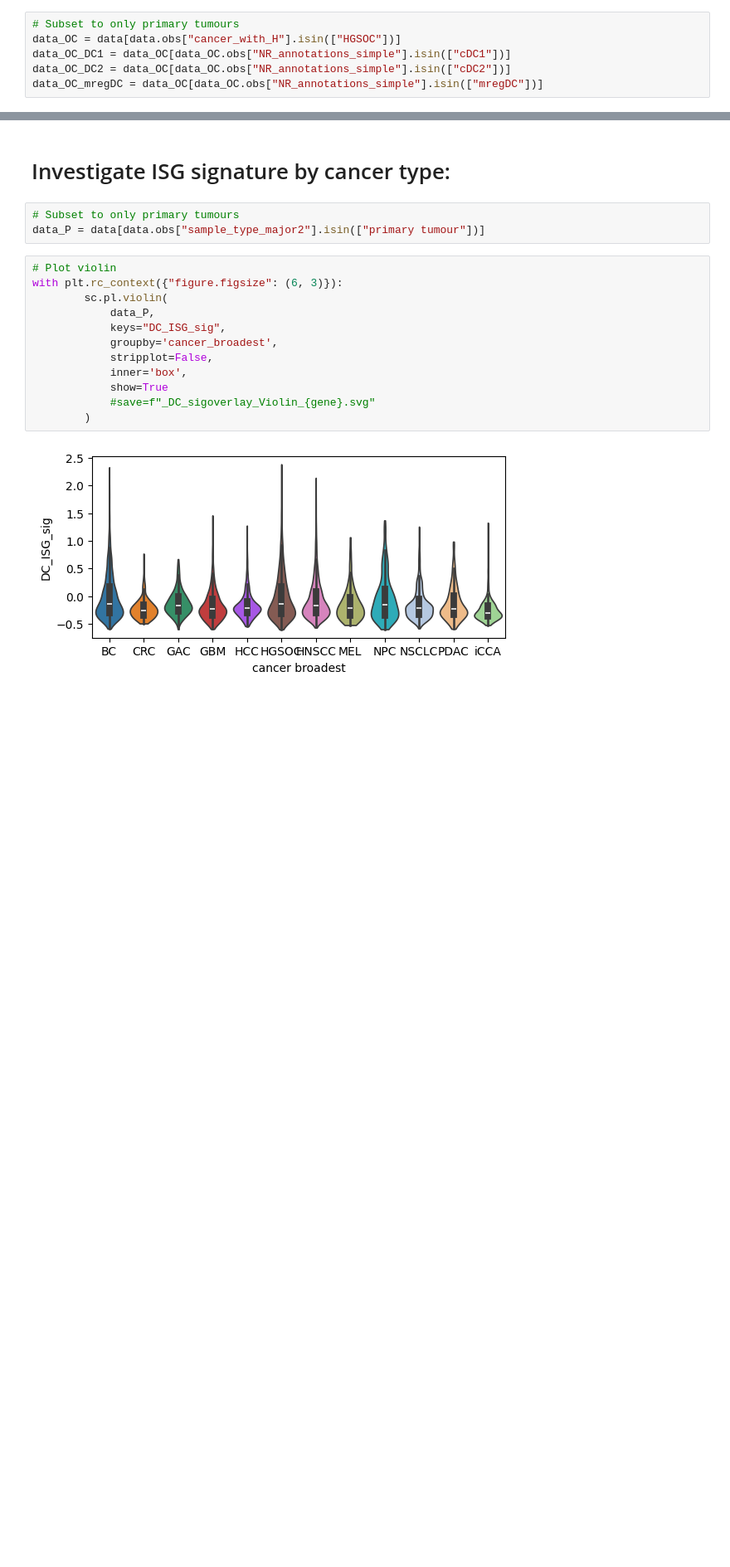
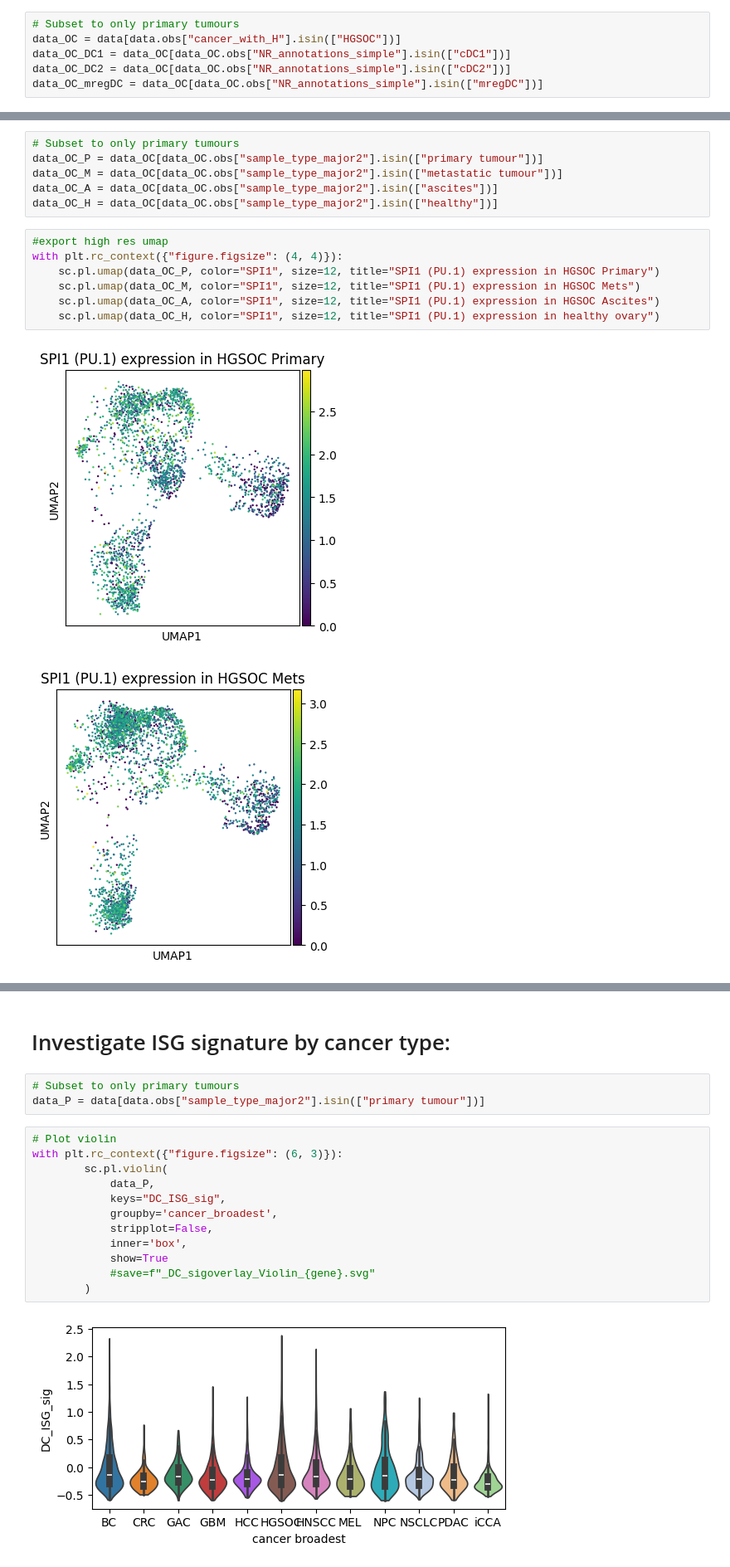
Before and after one commit to tuonglab/Nikita-project, a Jupyter notebook: notebooks/06_Atlas_generation_visualise/2025-09-04_DC_only_bbknn_CCL22.ipynb, the cells around one changed output, grey strips where cells are left out. Shown at 83% size. Drawn from its saved outputs; the diff is of its cells as text; blank space fills up the shorter version.

```diff
--- a/notebooks/06_Atlas_generation_visualise/2025-09-04_DC_only_bbknn_CCL22.ipynb
+++ b/notebooks/06_Atlas_generation_visualise/2025-09-04_DC_only_bbknn_CCL22.ipynb
@@ -104,0 +114,16 @@ sc.pl.dotplot(data_OC_mregDC, ["CCL22","IL4R","IL1R1"], groupby="sample_type_maj
+# %%
+# Subset to only primary tumours
+data_OC_P = data_OC[data_OC.obs["sample_type_major2"].isin(["primary tumour"])]
+data_OC_M = data_OC[data_OC.obs["sample_type_major2"].isin(["metastatic tumour"])]
+data_OC_A = data_OC[data_OC.obs["sample_type_major2"].isin(["ascites"])]
+data_OC_H = data_OC[data_OC.obs["sample_type_major2"].isin(["healthy"])]
+# %%
+#export high res umap
+with plt.rc_context({"figure.figsize": (4, 4)}):
+    sc.pl.umap(data_OC_P, color="SPI1", size=12, title="SPI1 (PU.1) expression in HGSOC Primary")
+    sc.pl.umap(data_OC_M, color="SPI1", size=12, title="SPI1 (PU.1) expression in HGSOC Mets")
+    sc.pl.umap(data_OC_A, color="SPI1", size=12, title="SPI1 (PU.1) expression in HGSOC Ascites")
+    sc.pl.umap(data_OC_H, color="SPI1", size=12, title="SPI1 (PU.1) expression in healthy ovary")
+# %% [output]
+[figure, added]
+[figure, added]
```
Also changed, not shown: parts of 4 cells of this notebook, 1 other file.
